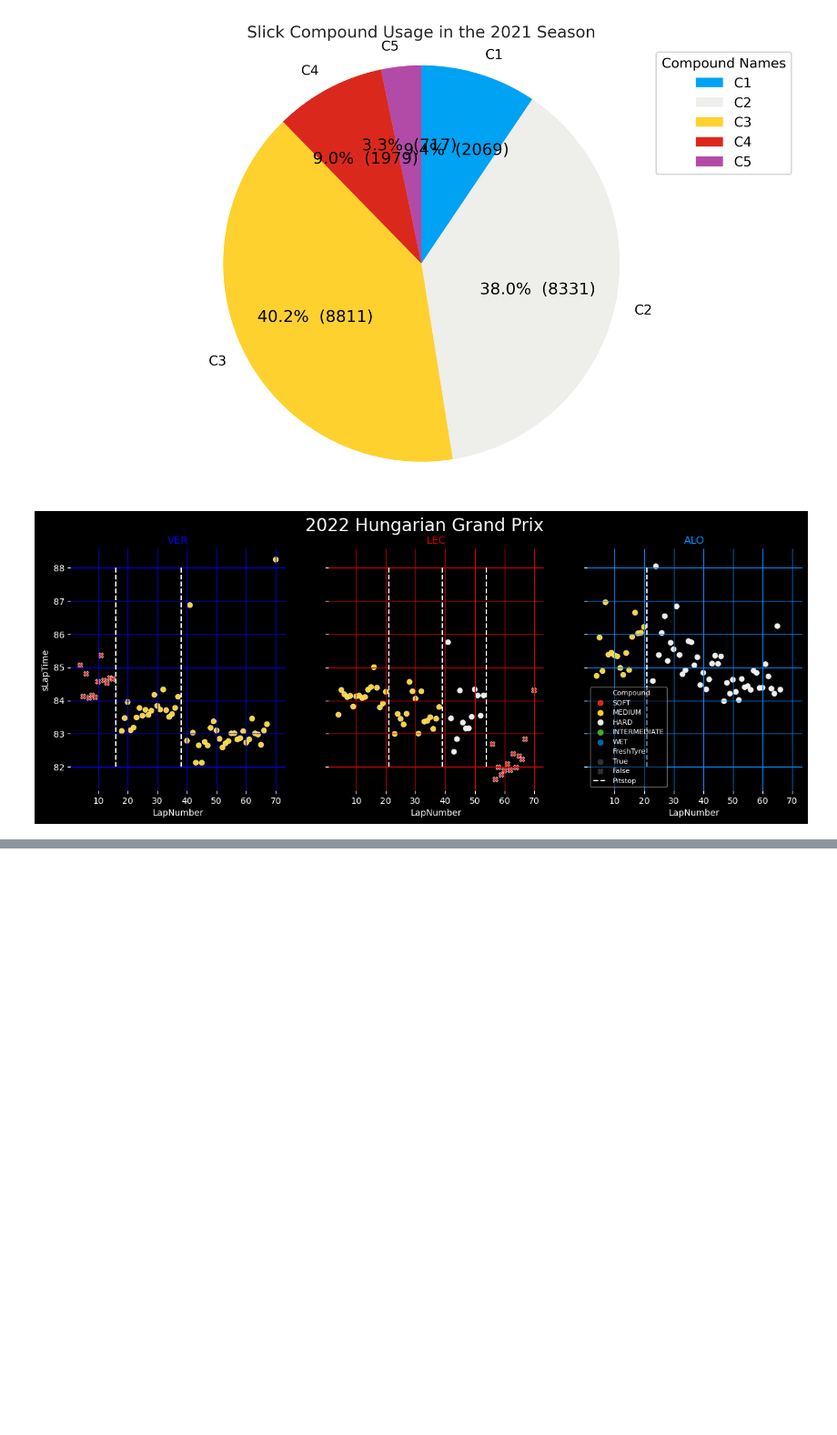
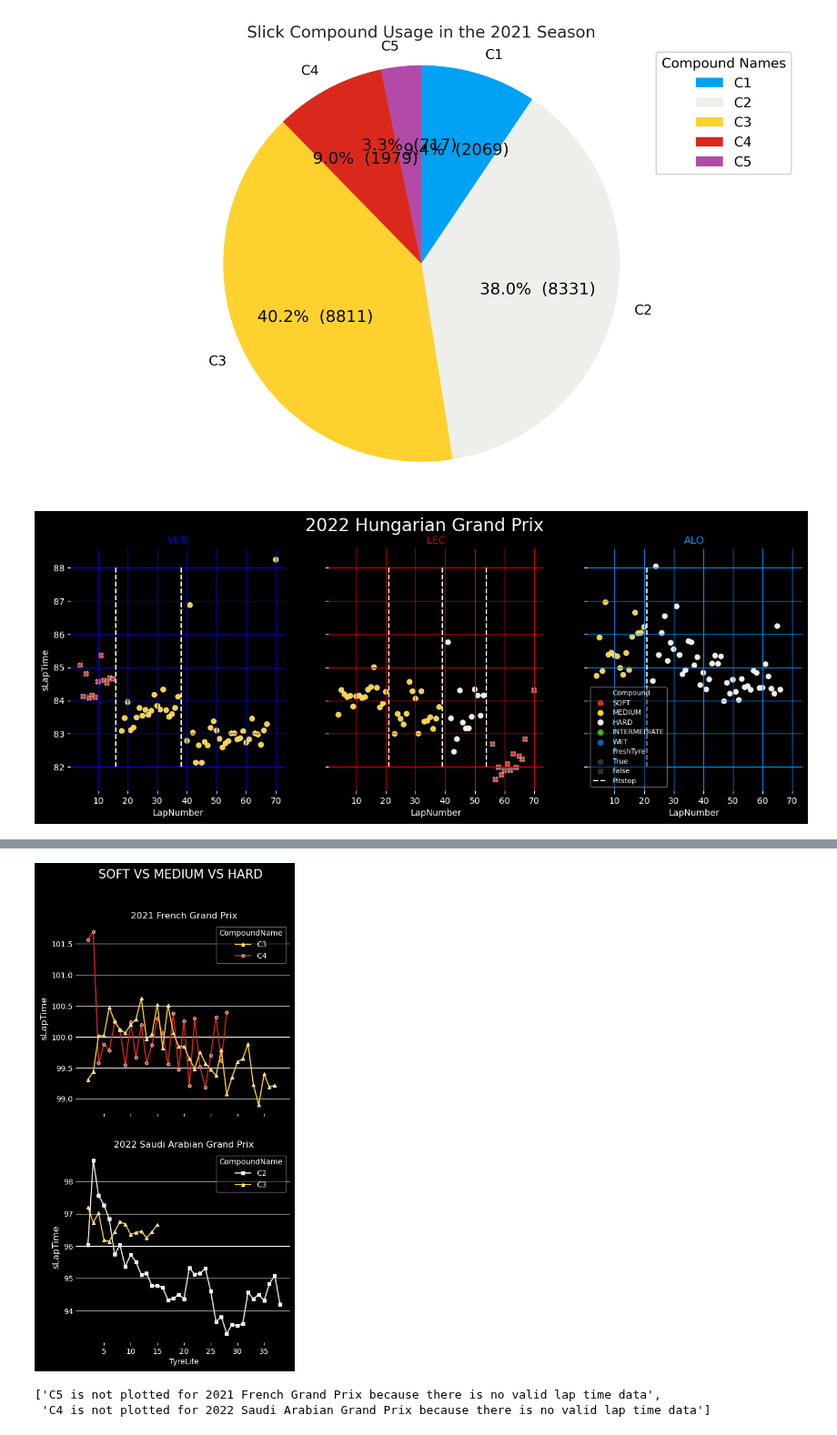
Before and after one commit to Casper-Guo/Armchair-Strategist, a Jupyter notebook: visualization.ipynb, the cells around one changed output, grey strips where cells are left out. Shown at 91% size. Drawn from its saved outputs; the diff is of its cells as text; code cells hidden in the pictures; blank space fills up the shorter version.

Commit message:
Fix KeyError in lineplot, added warnings in lineplot and boxplot

```diff
--- a/visualization.ipynb
+++ b/visualization.ipynb
@@ -385,7 +385,7 @@ def plot_compounds_lineplot(years, events, y, compounds=["SOFT", "MEDIUM", "HARD
 
             If False, use relative compound palette (SOFT, MEDIUM, HARD)
 
-    Returns: Figure
+    Returns: Figure, Warnings
     """
 
     assert years and events and len(years) == len(events), "years arg size ({}) does not match events arg size ({})".format(len(years), len(events))
@@ -393,7 +393,7 @@ def plot_compounds_lineplot(years, events, y, compounds=["SOFT", "MEDIUM", "HARD
     # unpack
     compounds = [compound.upper() for compound in compounds]
 
-    for index, compound in enumerate(compounds):
+    for compound in compounds:
         assert compound in slick_tyre_names, "compound arg {} does not name a slick tyre type".format(compound)
 
     if not absolute_compound:
@@ -435,6 +435,9 @@ def plot_compounds_lineplot(years, events, y, compounds=["SOFT", "MEDIUM", "HARD
     # May need to convert from relative to absolute names when plotting
     compounds_copy = compounds
 
+    # store warnings for compounds that are requested but not plotted
+    warnings = []
+
     for i in range(len(event_objects)):
         included_laps = included_laps_df_list[i]
         medians = included_laps.groupby([args[0], x])[y].median()
@@ -443,13 +446,16 @@ def plot_compounds_lineplot(years, events, y, compounds=["SOFT", "MEDIUM", "HARD
             compounds_copy = convert_compound_names(years[i], event_objects[i]["RoundNumber"], compounds)
 
         for compound in compounds_copy:
-            ax = sns.lineplot(x=medians.loc[compound].index,
-                              y=medians.loc[compound].values,
-                              ax=axes[i],
-                              color=args[1][compound],
-                              marker=args[2][compound],
-                              markersize=4,
-                              label=compound)
+            if compound in medians.index:
+                ax = sns.lineplot(x=medians.loc[compound].index,
+                                y=medians.loc[compound].values,
+                                ax=axes[i],
+                                color=args[1][compound],
+                                marker=args[2][compound],
+                                markersize=4,
+                                label=compound)
+            else:
+                warnings.append("{} is not plotted for {} {} because there is no valid lap time data".format(compound, years[i], event_objects[i]["EventName"]))
 
         ax.set_ylabel(y, fontsize=12)
 
@@ -473,7 +479,7 @@ def plot_compounds_lineplot(years, events, y, compounds=["SOFT", "MEDIUM", "HARD
     fig.suptitle(t=" VS ".join(compounds), fontsize="16")
     plt.show()
 
-    return fig
+    return fig, warnings
 # %% [markdown]
 ### Compound Head-to-Head Boxplot
 # %%
@@ -645,0 +658,9 @@ tyre_boxplot = plot_compounds_boxplot(years=[2021, 2022],
+# %%
+lineplot_with_warnings, warnings = plot_compounds_lineplot([2021, 2022],
+                                             ["French", "Saudi Arabia"],
+                                             y="sLapTime")
+warnings
+# %% [output]
+[figure, added]
+['C5 is not plotted for 2021 French Grand Prix because there is no valid lap time data',
+ 'C4 is not plotted for 2022 Saudi Arabian Grand Prix because there is no valid lap time data']
```
Also changed, not shown: parts of 3 cells of this notebook, 1 other file.
